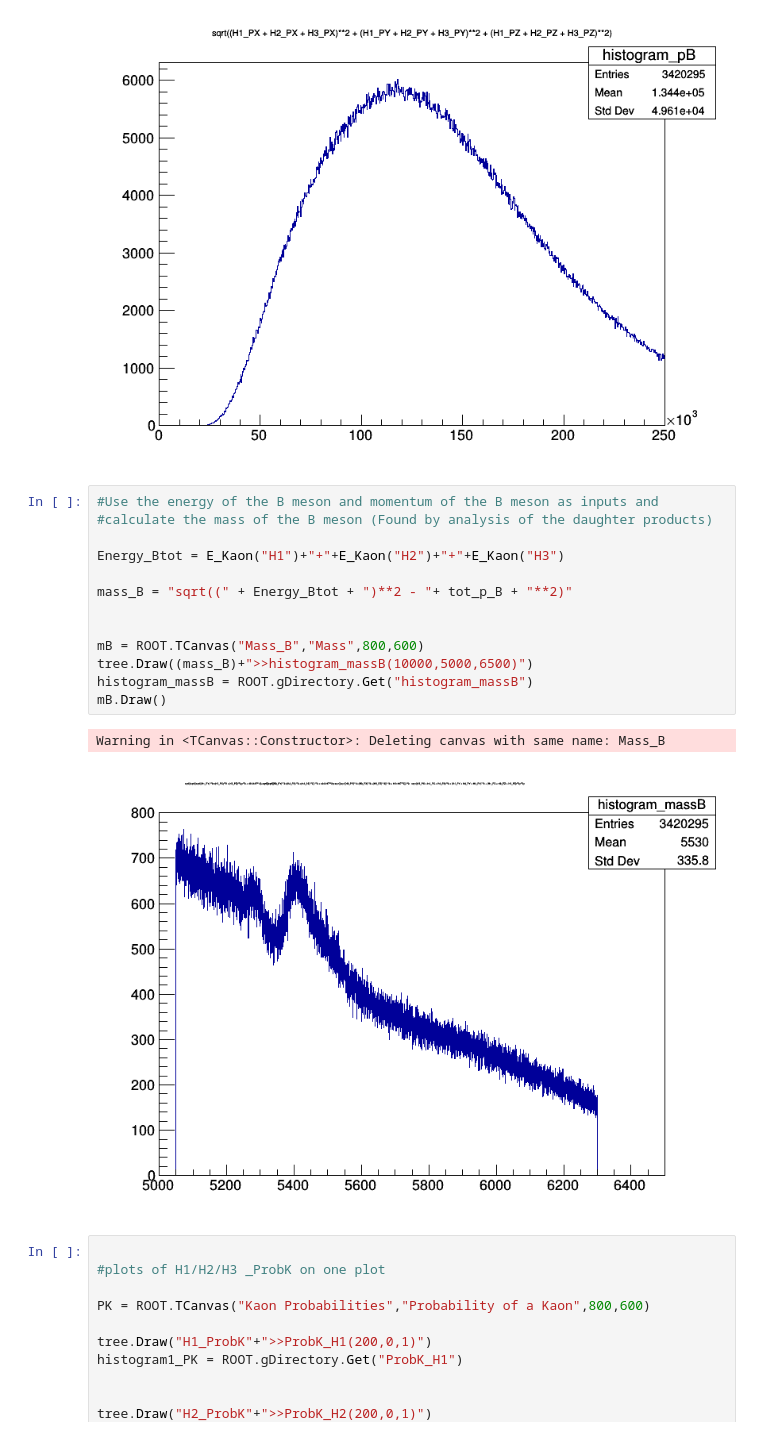
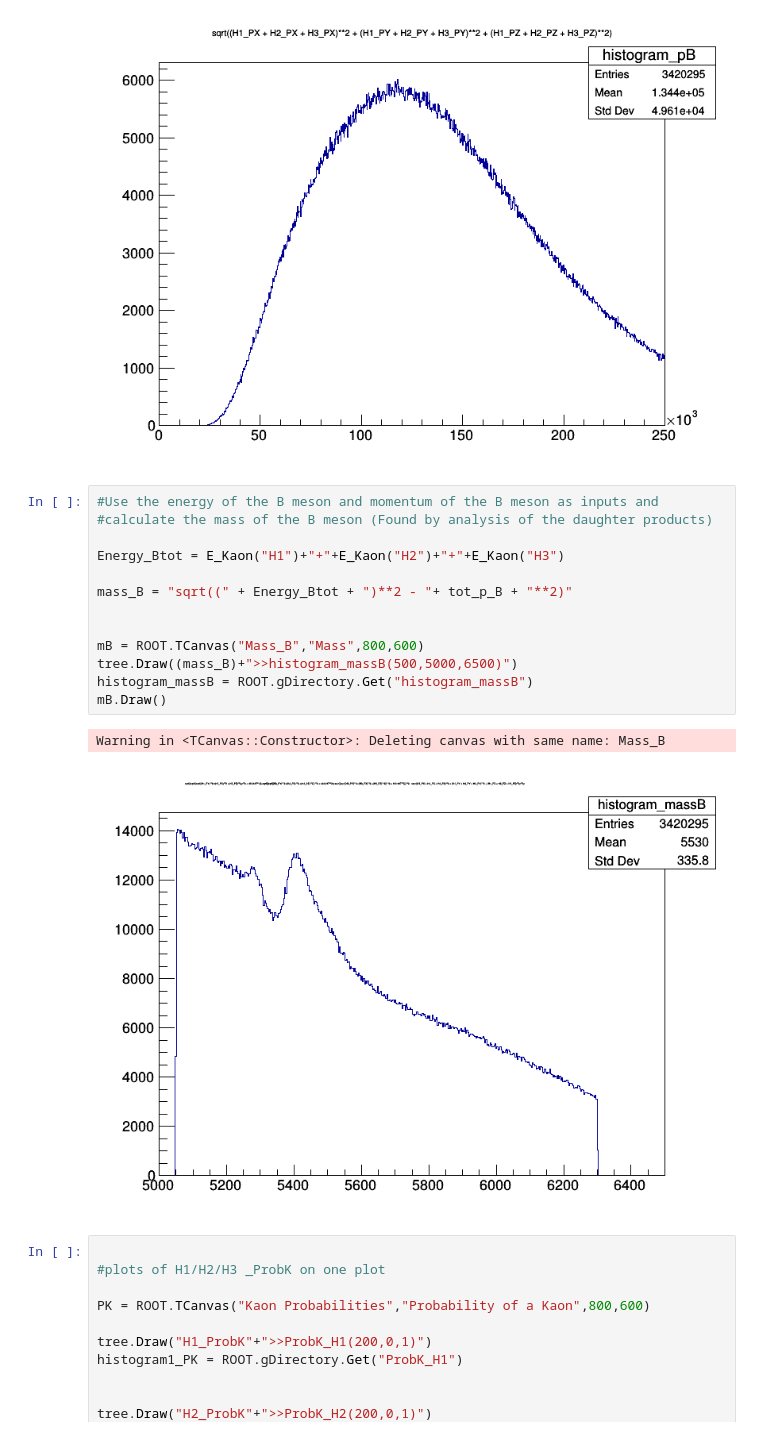
Before and after one commit to MerlijnvEmmerik/Mijnrel, a Jupyter notebook: Week_4.ipynb, the cells around one changed output. Drawn from its saved outputs; the diff is of its cells as text.

```diff
--- a/Week_4.ipynb
+++ b/Week_4.ipynb
@@ -287,19 +290,19 @@ Warning in <TCanvas::Constructor>: Deleting canvas with same name: MomentumB
 # %%
 #Use the energy of the B meson and momentum of the B meson as inputs and
 #calculate the mass of the B meson (Found by analysis of the daughter products)
 
 Energy_Btot = E_Kaon("H1")+"+"+E_Kaon("H2")+"+"+E_Kaon("H3")
 
 mass_B = "sqrt((" + Energy_Btot + ")**2 - "+ tot_p_B + "**2)"
 
 
 mB = ROOT.TCanvas("Mass_B","Mass",800,600)
-tree.Draw((mass_B)+">>histogram_massB(10000,5000,6500)")
+tree.Draw((mass_B)+">>histogram_massB(500,5000,6500)")
 histogram_massB = ROOT.gDirectory.Get("histogram_massB")
 mB.Draw()
 # %% [output]
 Warning in <TCanvas::Constructor>: Deleting canvas with same name: Mass_B
-[figure, old version]
+[figure, new version]
 # %%
 
 #plots of H1/H2/H3 _ProbK on one plot
```
Also changed, not shown: parts of 9 cells of this notebook.
